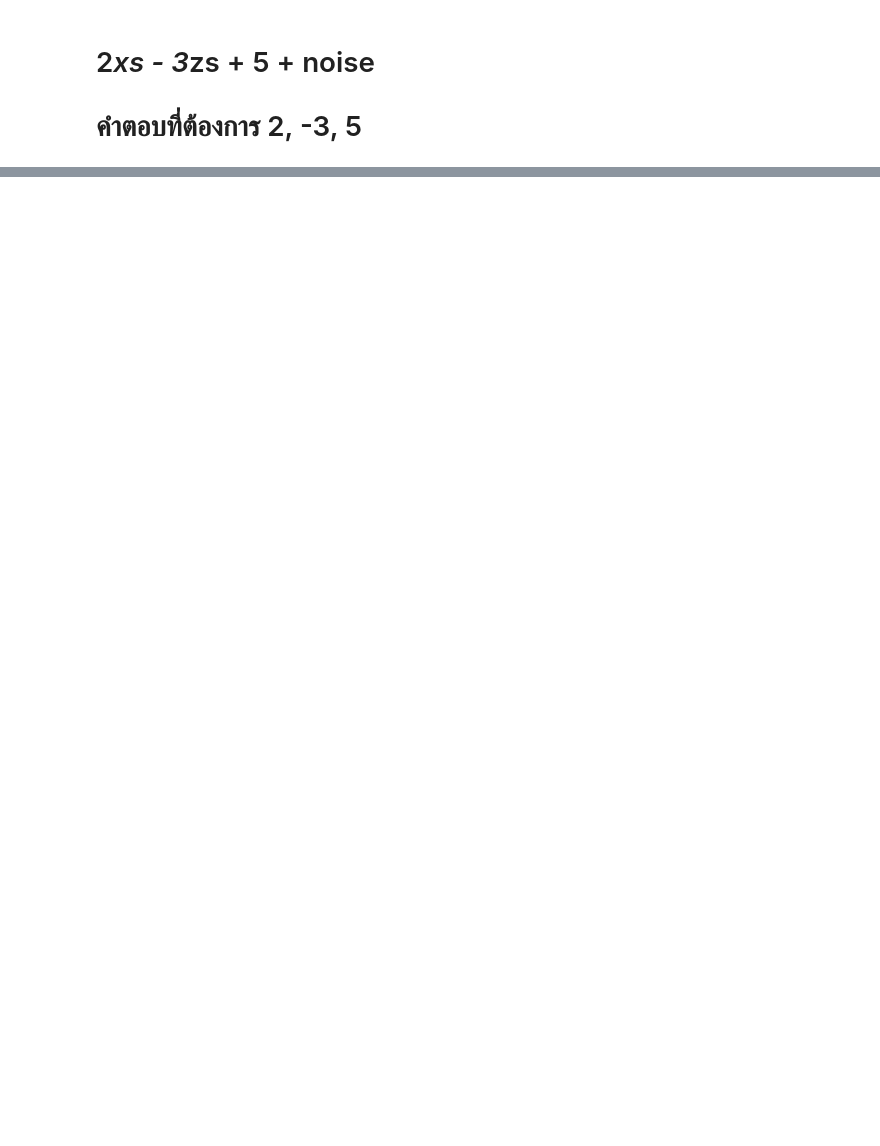
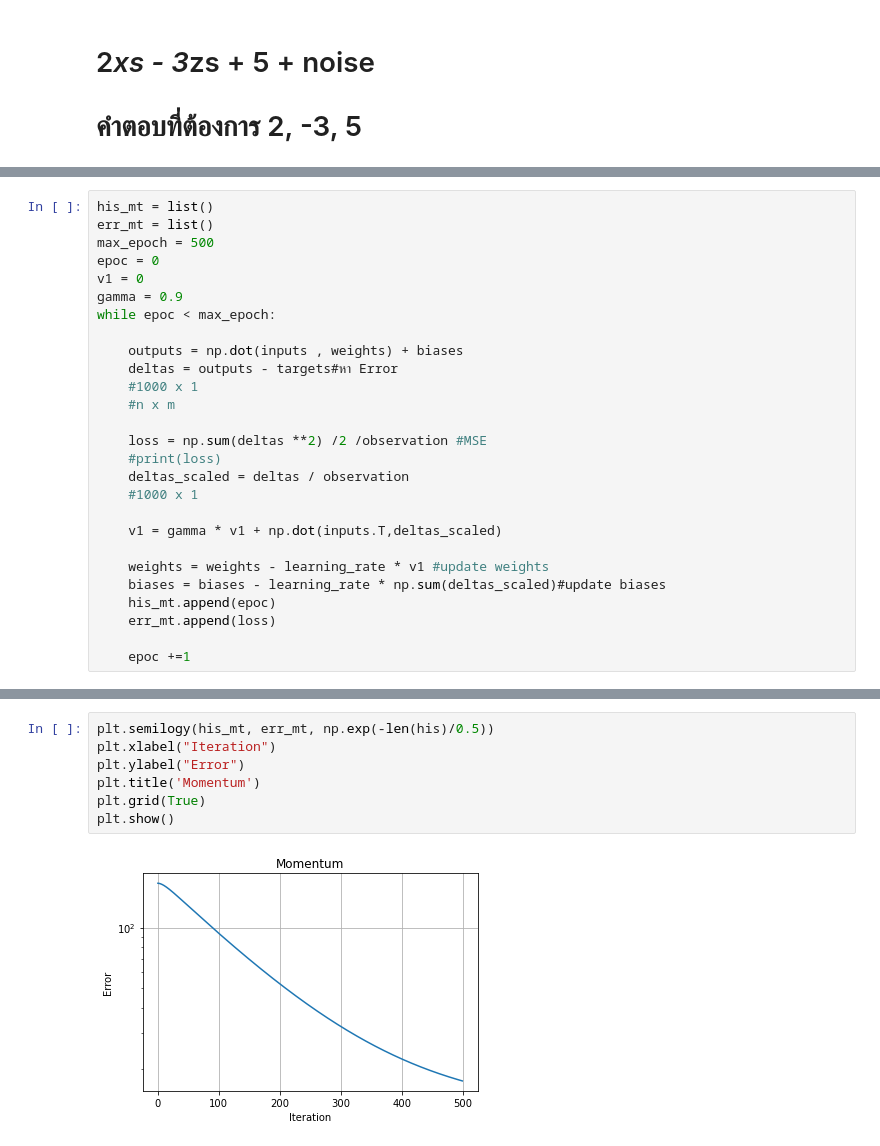
Before and after one commit to boatbotgithub/Resert-Neural-network, a Jupyter notebook: SS1.ipynb, the cells around one changed output, grey strips where cells are left out. Saved outputs shown, nothing was run; the diff lists cells and outputs as text; blank space fills up the shorter version.

```diff
--- a/SS1.ipynb
+++ b/SS1.ipynb
@@ -84,0 +87,27 @@ print(weights,'\n', biases)
+# %%
+his_mt = list()
+err_mt = list()
+max_epoch = 500
+epoc = 0
+v1 = 0
+gamma = 0.9
+while epoc < max_epoch:
+
+    outputs = np.dot(inputs , weights) + biases
+    deltas = outputs - targets#หา Error
+    #1000 x 1
+    #n x m
+
+    loss = np.sum(deltas **2) /2 /observation #MSE
+    #print(loss)
+    deltas_scaled = deltas / observation
+    #1000 x 1
+
+    v1 = gamma * v1 + np.dot(inputs.T,deltas_scaled)
+
+    weights = weights - learning_rate * v1 #update weights
+    biases = biases - learning_rate * np.sum(deltas_scaled)#update biases
+    his_mt.append(epoc)
+    err_mt.append(loss)
+
+    epoc +=1
@@ -84,0 +124,9 @@ print(weights,'\n', biases)
+# %%
+plt.semilogy(his_mt, err_mt, np.exp(-len(his)/0.5))
+plt.xlabel("Iteration")
+plt.ylabel("Error")
+plt.title('Momentum')
+plt.grid(True)
+plt.show()
+# %% [output]
+[figure, added]
```
Also changed, not shown: parts of 9 cells of this notebook.
